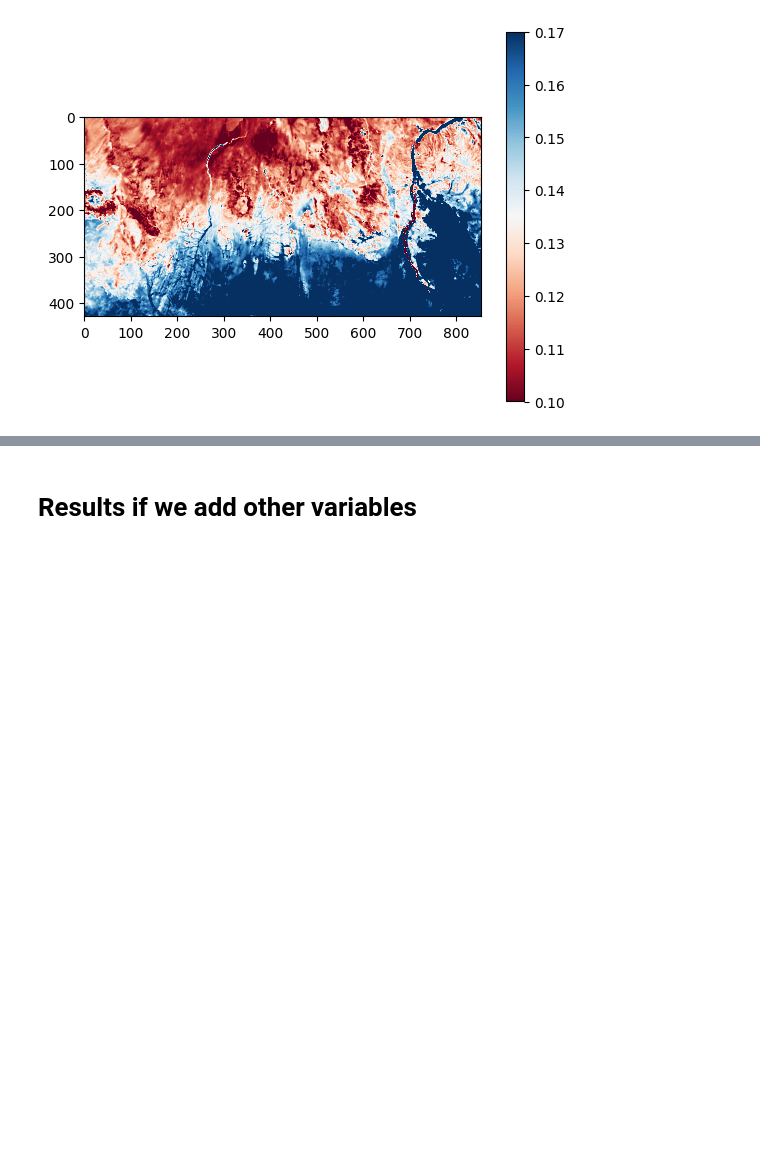
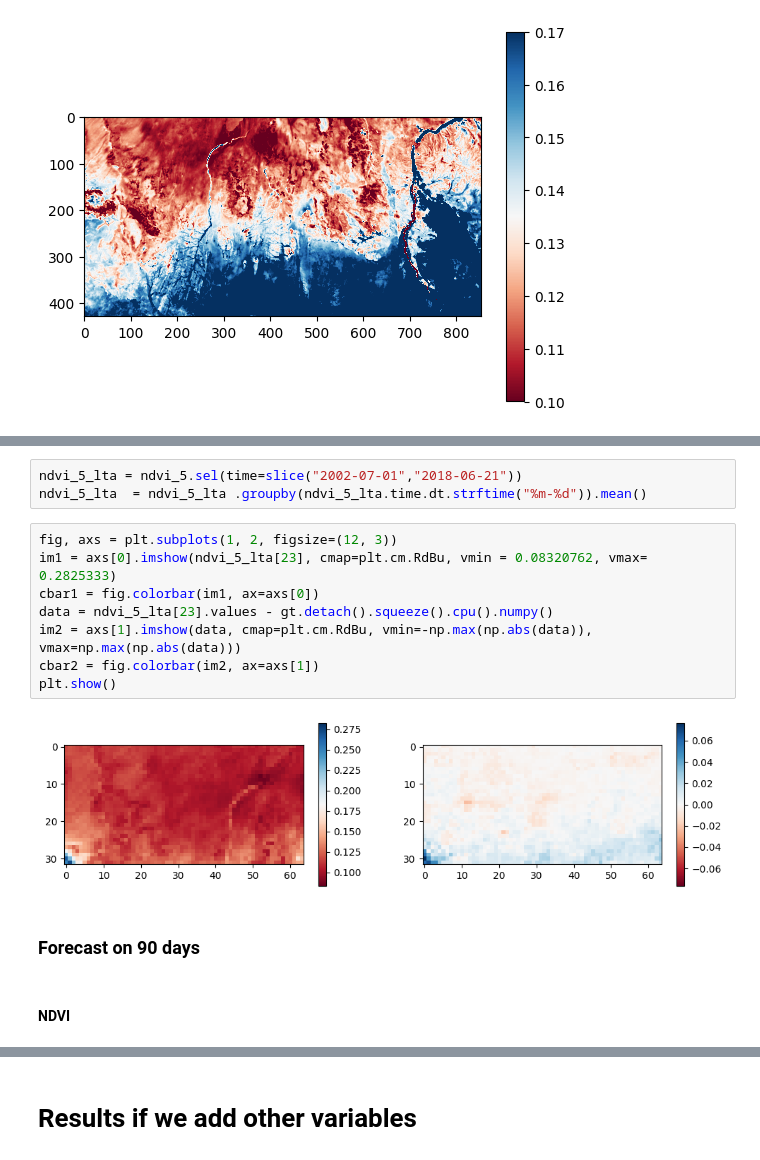
Before and after one commit to WFP-VAM/ClimaX, a Jupyter notebook: ClimaX_Tutorial.ipynb, the cells around one changed output, grey strips where cells are left out. Drawn from its saved outputs; the diff is of its cells as text; blank space fills up the shorter version.

```diff
--- a/ClimaX_Tutorial.ipynb
+++ b/ClimaX_Tutorial.ipynb
@@ -915,0 +906,17 @@ plt.show()
+# %%
+ndvi_5_lta = ndvi_5.sel(time=slice("2002-07-01","2018-06-21"))
+ndvi_5_lta  = ndvi_5_lta .groupby(ndvi_5_lta.time.dt.strftime("%m-%d")).mean()
+# %%
+fig, axs = plt.subplots(1, 2, figsize=(12, 3))
+im1 = axs[0].imshow(ndvi_5_lta[23], cmap=plt.cm.RdBu, vmin = 0.08320762, vmax= 0.2825333)
+cbar1 = fig.colorbar(im1, ax=axs[0])
+data = ndvi_5_lta[23].values - gt.detach().squeeze().cpu().numpy()
+im2 = axs[1].imshow(data, cmap=plt.cm.RdBu, vmin=-np.max(np.abs(data)), vmax=np.max(np.abs(data)))
+cbar2 = fig.colorbar(im2, ax=axs[1])
+plt.show()
+# %% [output]
+[figure, added]
+# %% [markdown]
+### Forecast on 90 days
+# %% [markdown]
+#### NDVI
```
Also changed, not shown: parts of 36 cells of this notebook.
